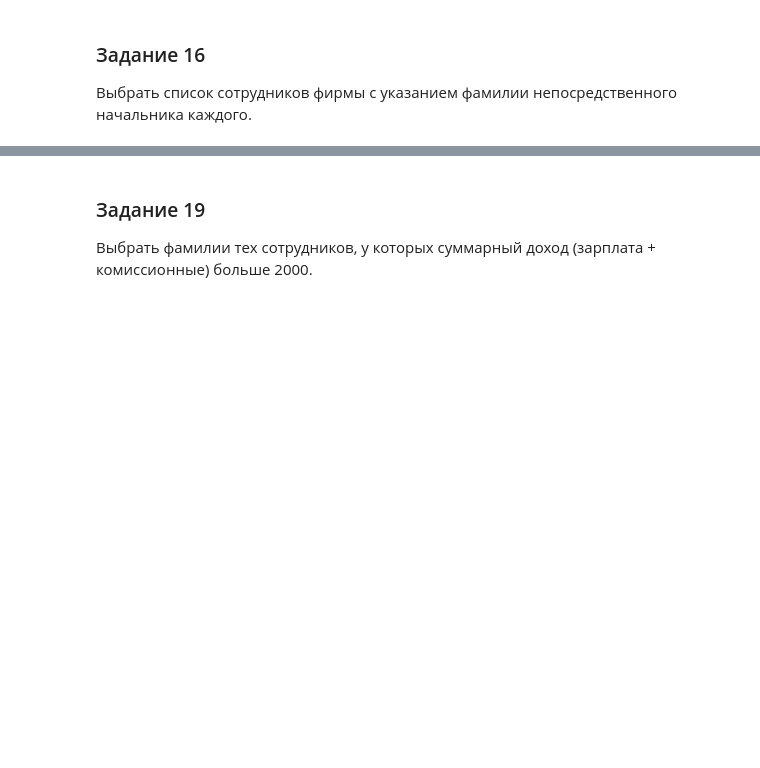
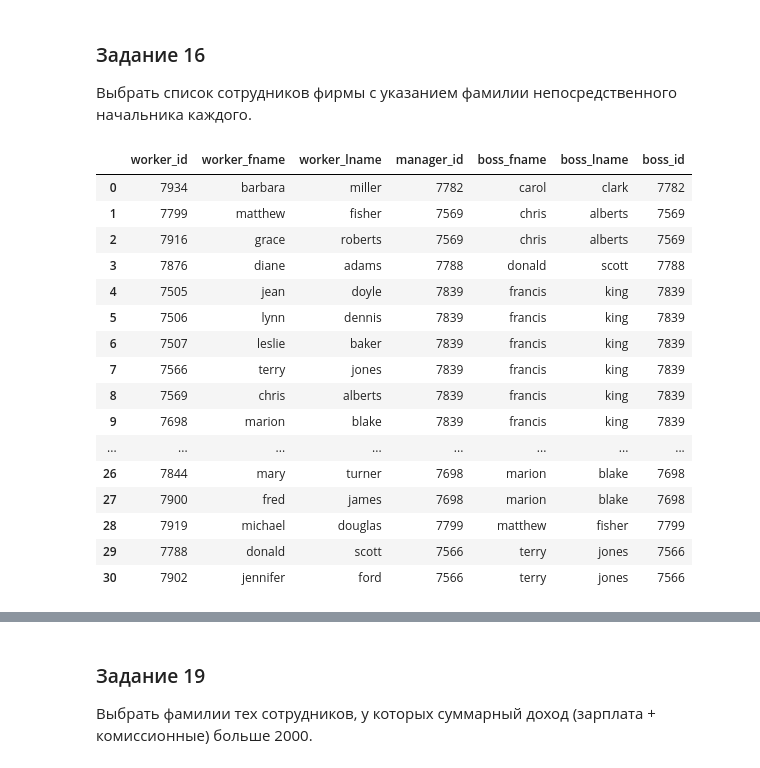
Before and after one commit to theysee/sberbank_reboot, a Jupyter notebook: Поток_3_Практика_к_занятию_5.ipynb, the cells around one changed output, grey strips where cells are left out. Cells and saved outputs as stored; diff of their text form; code cells hidden in the pictures; blank space fills up the shorter version.

```diff
--- a/Поток_3_Практика_к_занятию_5.ipynb
+++ b/Поток_3_Практика_к_занятию_5.ipynb
@@ -520,3 +488,37 @@ pd.read_sql_query('''
 # %% [markdown]
 ### Задание 16
 Выбрать список сотрудников фирмы с указанием фамилии непосредственного начальника каждого.
+# %%
+pd.read_sql_query('''
+  SELECT
+    employee.employee_id AS 'worker_id',
+    employee.first_name AS 'worker_fname',
+    employee.last_name AS 'worker_lname',
+    employee.manager_id AS 'manager_id',
+    result.first_name AS 'boss_fname',
+    result.last_name AS 'boss_lname',
+    result.employee_id AS 'boss_id'
+  FROM
+    employee
+    JOIN
+      (SELECT first_name, last_name, employee_id FROM employee GROUP BY first_name, last_name, employee_id) AS result
+    ON employee.manager_id=result.employee_id
+''', conn)
+# %% [output]
+|  | worker_id | worker_fname | worker_lname | manager_id | boss_fname | boss_lname | boss_id |
+| 0 | 7934 | barbara | miller | 7782 | carol | clark | 7782 |
+| 1 | 7799 | matthew | fisher | 7569 | chris | alberts | 7569 |
+| 2 | 7916 | grace | roberts | 7569 | chris | alberts | 7569 |
+| 3 | 7876 | diane | adams | 7788 | donald | scott | 7788 |
+| 4 | 7505 | jean | doyle | 7839 | francis | king | 7839 |
+| 5 | 7506 | lynn | dennis | 7839 | francis | king | 7839 |
+| 6 | 7507 | leslie | baker | 7839 | francis | king | 7839 |
+| 7 | 7566 | terry | jones | 7839 | francis | king | 7839 |
+| 8 | 7569 | chris | alberts | 7839 | francis | king | 7839 |
+| 9 | 7698 | marion | blake | 7839 | francis | king | 7839 |
+| ... | ... | ... | ... | ... | ... | ... | ... |
+| 26 | 7844 | mary | turner | 7698 | marion | blake | 7698 |
+| 27 | 7900 | fred | james | 7698 | marion | blake | 7698 |
+| 28 | 7919 | michael | douglas | 7799 | matthew | fisher | 7799 |
+| 29 | 7788 | donald | scott | 7566 | terry | jones | 7566 |
+| 30 | 7902 | jennifer | ford | 7566 | terry | jones | 7566 |
```
Also changed, not shown: parts of 17 cells of this notebook.
